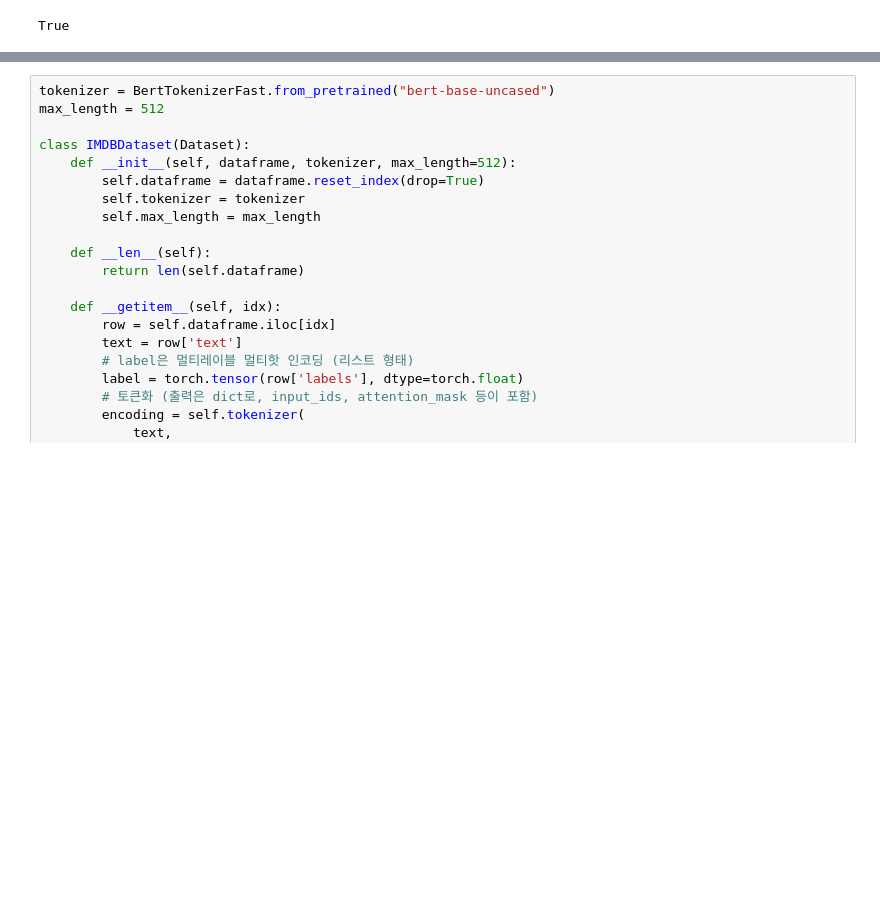
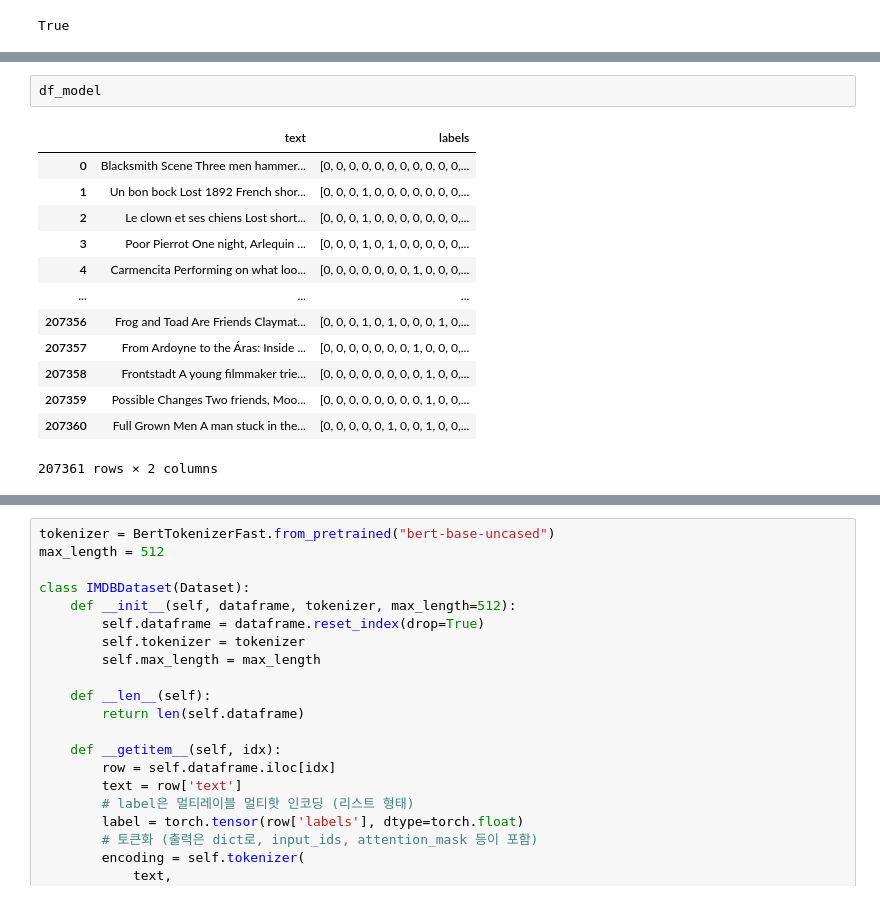
Before and after one commit to sjin4861/RecSys_and_LLM, a Jupyter notebook: crawling/model.ipynb, the cells around one changed output, grey strips where cells are left out. Saved outputs shown, nothing was run; the diff lists cells and outputs as text; blank space fills up the shorter version.

```diff
--- a/crawling/model.ipynb
+++ b/crawling/model.ipynb
@@ -68,0 +178,16 @@ df_model = df[['text', 'labels']]
+# %%
+df_model
+# %% [output]
+|  | text | labels |
+| 0 | Blacksmith Scene Three men hammer... | [0, 0, 0, 0, 0, 0, 0, 0, 0, 0, 0,... |
+| 1 | Un bon bock Lost 1892 French shor... | [0, 0, 0, 1, 0, 0, 0, 0, 0, 0, 0,... |
+| 2 | Le clown et ses chiens Lost short... | [0, 0, 0, 1, 0, 0, 0, 0, 0, 0, 0,... |
+| 3 | Poor Pierrot One night, Arlequin ... | [0, 0, 0, 1, 0, 1, 0, 0, 0, 0, 0,... |
+| 4 | Carmencita Performing on what loo... | [0, 0, 0, 0, 0, 0, 0, 1, 0, 0, 0,... |
+| ... | ... | ... |
+| 207356 | Frog and Toad Are Friends Claymat... | [0, 0, 0, 1, 0, 1, 0, 0, 0, 1, 0,... |
+| 207357 | From Ardoyne to the Áras: Inside ... | [0, 0, 0, 0, 0, 0, 0, 1, 0, 0, 0,... |
+| 207358 | Frontstadt A young filmmaker trie... | [0, 0, 0, 0, 0, 0, 0, 0, 1, 0, 0,... |
+| 207359 | Possible Changes Two friends, Moo... | [0, 0, 0, 0, 0, 0, 0, 0, 1, 0, 0,... |
+| 207360 | Full Grown Men A man stuck in the... | [0, 0, 0, 0, 0, 1, 0, 0, 1, 0, 0,... |
+207361 rows × 2 columns
```
Also changed, not shown: parts of 19 cells of this notebook, 54 other files.
